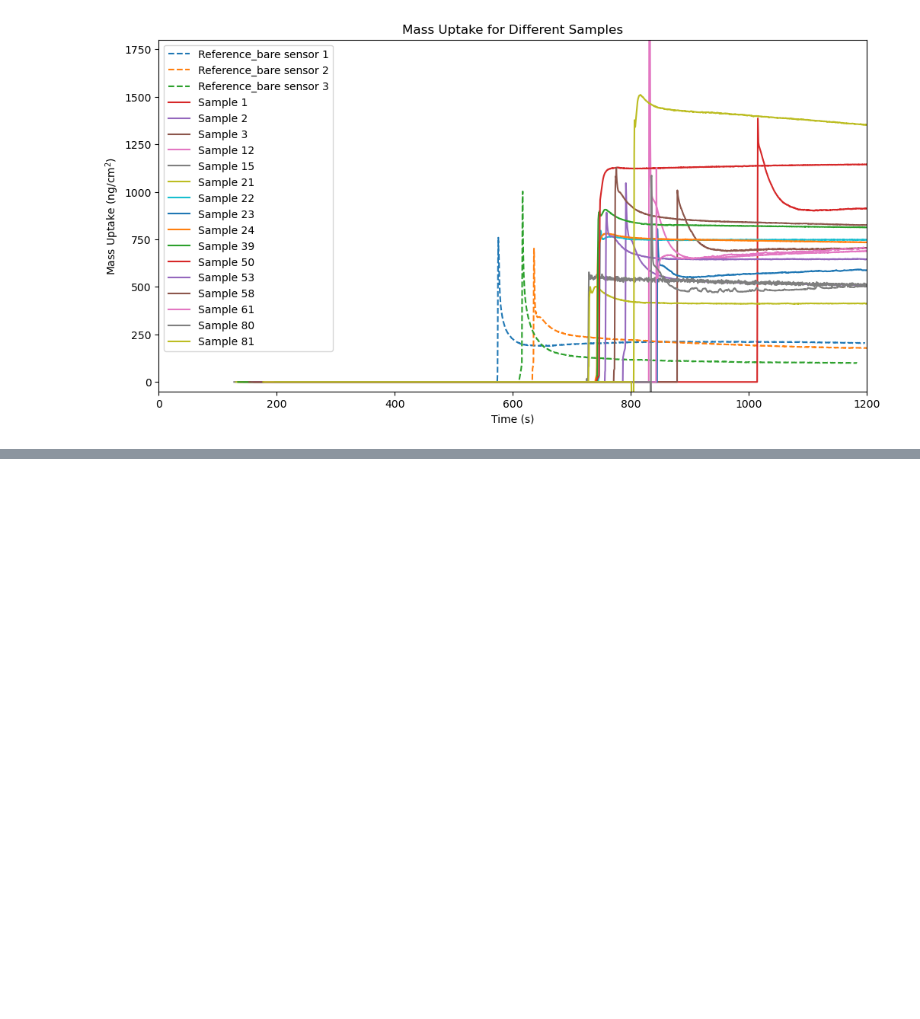
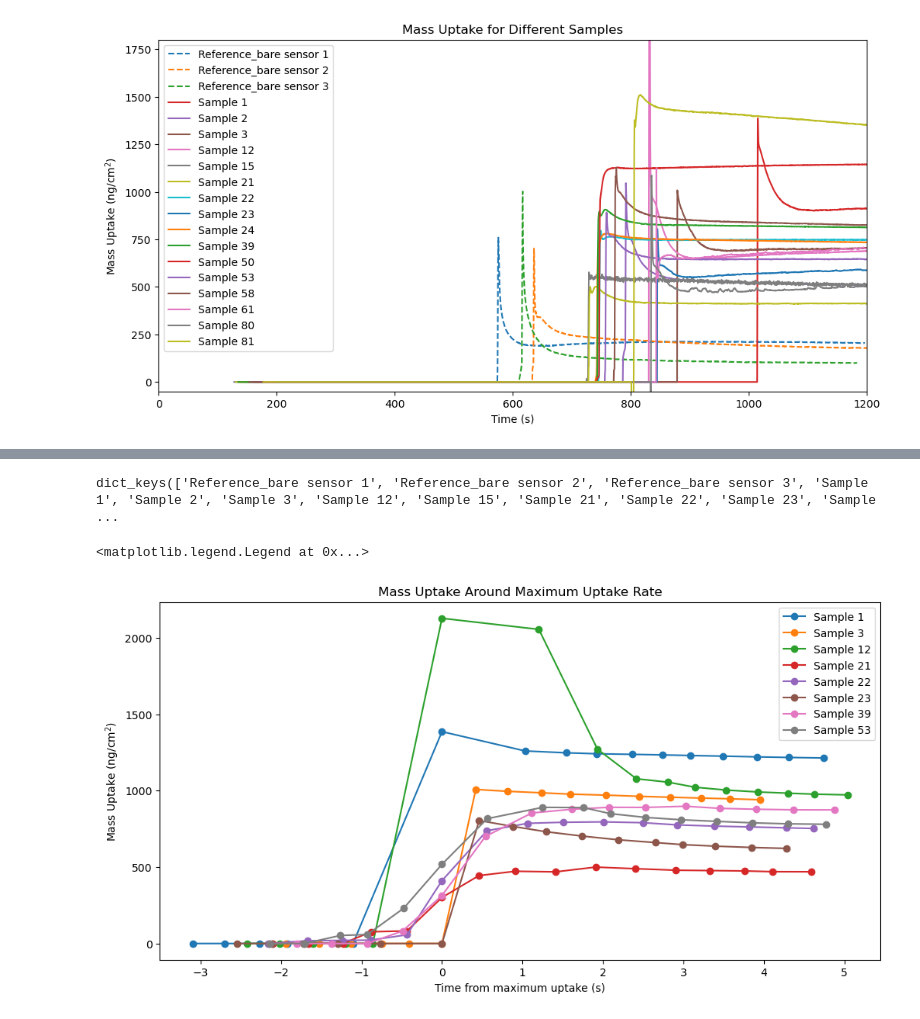
Before and after one commit to william-dove/Diffusion-Modeling, a Jupyter notebook: DopantUptake.ipynb, the cells around one changed output, grey strips where cells are left out. Cells and saved outputs as stored; diff of their text form; code cells hidden in the pictures; blank space fills up the shorter version.

```diff
--- a/DopantUptake.ipynb
+++ b/DopantUptake.ipynb
@@ -60,0 +140,20 @@ plt.legend()
+# %%
+cropped_sample_dfs.keys()
+# %% [output]
+dict_keys(['Reference_bare sensor 1', 'Reference_bare sensor 2', 'Reference_bare sensor 3', 'Sample 1', 'Sample 2', 'Sample 3', 'Sample 12', 'Sample 15', 'Sample 21', 'Sample 22', 'Sample 23', 'Sample ...
+# %%
+plt.figure(figsize=(12, 6))
+plt.title('Mass Uptake Around Maximum Uptake Rate')
+plt.xlabel('Time from maximum uptake (s)')
+plt.ylabel('Mass Uptake (ng/cm$^2$)')
+
+for sample_name in list(cropped_sample_dfs.keys())[:15]:
+    if sample_name.startswith('Sample'):
+        df_cropped = cropped_sample_dfs[sample_name]
+        if df_cropped.loc[0,'m'] < 1:
+            plt.plot(df_cropped['t shifted'], df_cropped['m'], marker='o', linestyle='-', label=sample_name)
+
+plt.legend()
+# %% [output]
+<matplotlib.legend.Legend at 0x...>
+[figure, added]
```
Also changed, not shown: parts of 5 cells of this notebook, 4 other files.
